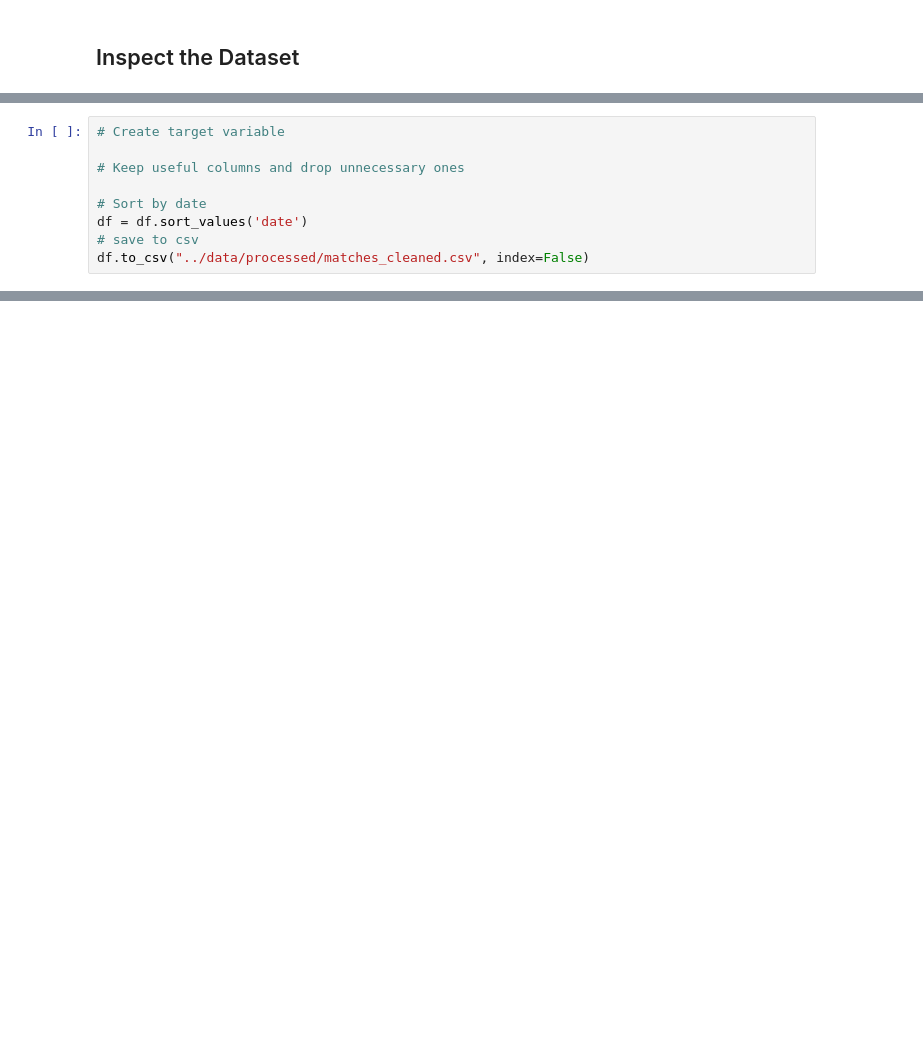
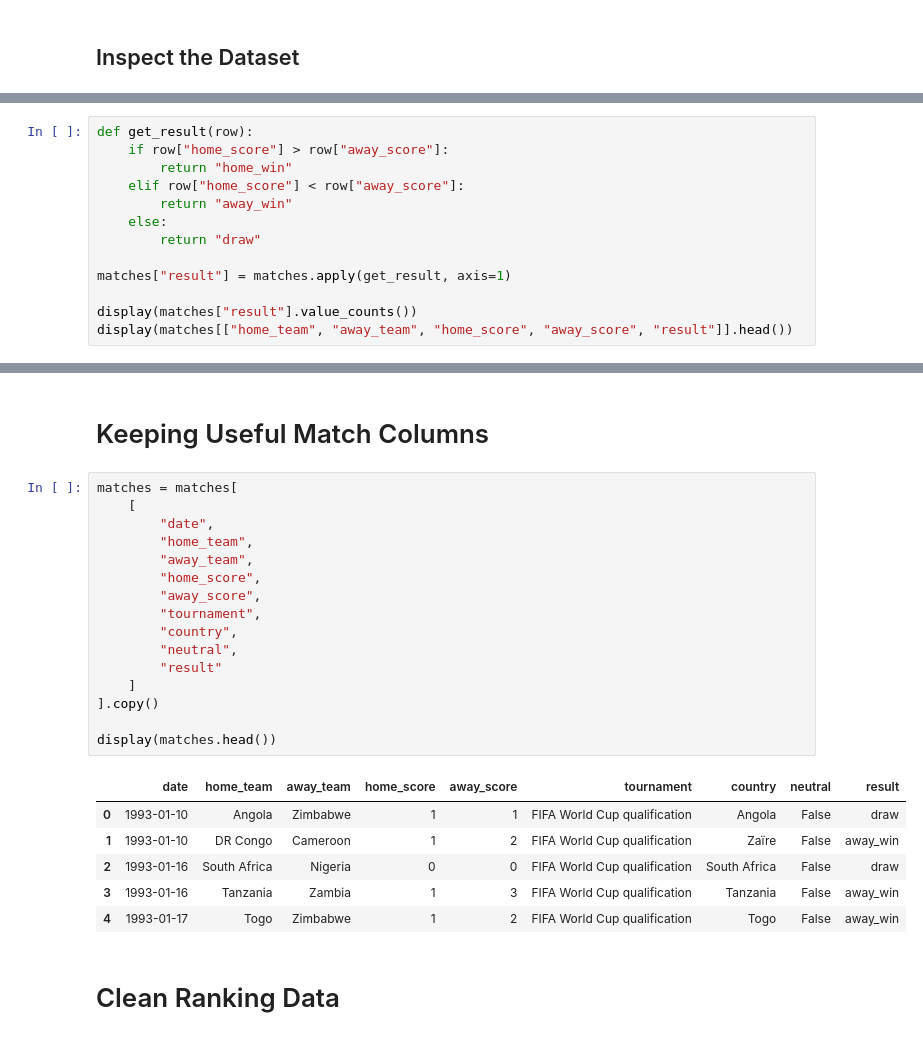
Before and after one commit to LooCodes/DS-UA-100-Final-Project, a Jupyter notebook: notebooks/01_data_cleaning.ipynb, the cells around one changed output, grey strips where cells are left out. Drawn from its saved outputs; the diff is of its cells as text; blank space fills up the shorter version.

```diff
--- a/notebooks/01_data_cleaning.ipynb
+++ b/notebooks/01_data_cleaning.ipynb
@@ -90,9 +167,13 @@ dtype: int64
 # %%
-# Create target variable
+def get_result(row):
+    if row["home_score"] > row["away_score"]:
+        return "home_win"
+    elif row["home_score"] < row["away_score"]:
+        return "away_win"
+    else:
+        return "draw"
 
-# Keep useful columns and drop unnecessary ones
+matches["result"] = matches.apply(get_result, axis=1)
 
-# Sort by date
-df = df.sort_values('date')
-# save to csv
-df.to_csv("../data/processed/matches_cleaned.csv", index=False)
+display(matches["result"].value_counts())
+display(matches[["home_team", "away_team", "home_score", "away_score", "result"]].head())
@@ -98,0 +192,27 @@ df.to_csv("../data/processed/matches_cleaned.csv", index=False)
+# %% [markdown]
+# Keeping Useful Match Columns
+# %%
+matches = matches[
+    [
+        "date",
+        "home_team",
+        "away_team",
+        "home_score",
+        "away_score",
+        "tournament",
+        "country",
+        "neutral",
+        "result"
+    ]
+].copy()
+
+display(matches.head())
+# %% [output]
+|  | date | home_team | away_team | home_score | away_score | tournament | country | neutral | result |
+| 0 | 1993-01-10 | Angola | Zimbabwe | 1 | 1 | FIFA World Cup qualification | Angola | False | draw |
+| 1 | 1993-01-10 | DR Congo | Cameroon | 1 | 2 | FIFA World Cup qualification | Zaïre | False | away_win |
+| 2 | 1993-01-16 | South Africa | Nigeria | 0 | 0 | FIFA World Cup qualification | South Africa | False | draw |
+| 3 | 1993-01-16 | Tanzania | Zambia | 1 | 3 | FIFA World Cup qualification | Tanzania | False | away_win |
+| 4 | 1993-01-17 | Togo | Zimbabwe | 1 | 2 | FIFA World Cup qualification | Togo | False | away_win |
+# %% [markdown]
+# Clean Ranking Data
```
Also changed, not shown: parts of 35 cells of this notebook, 4 other files.
